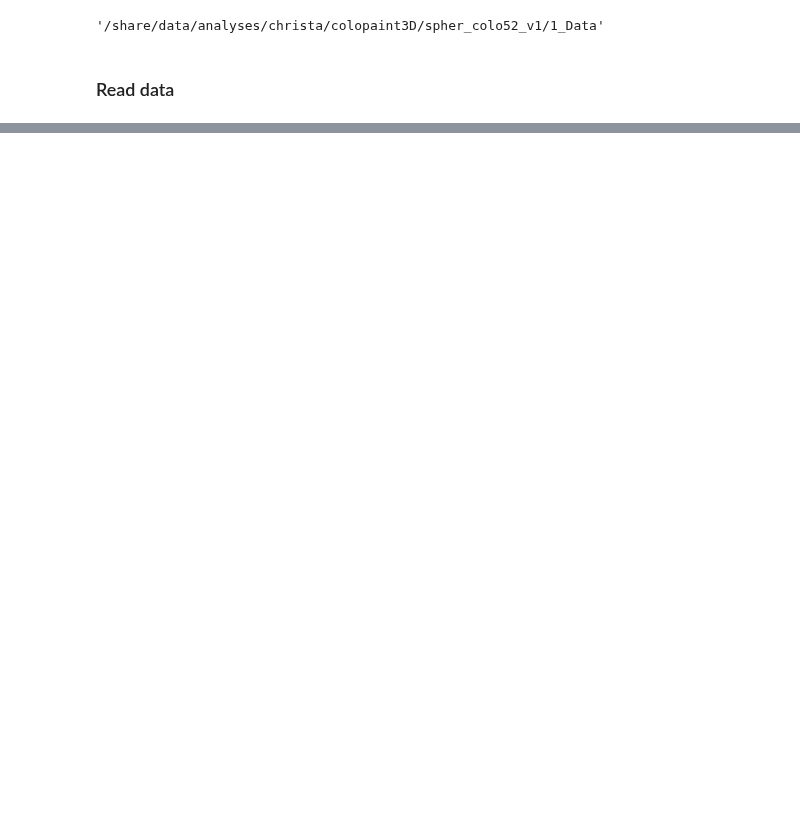
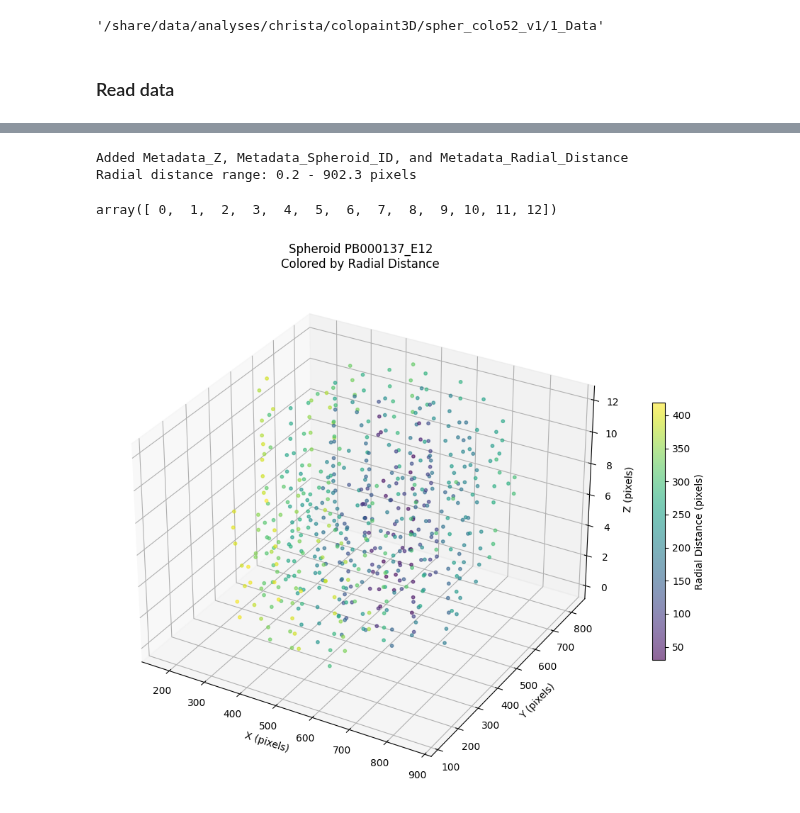
Before and after one commit to pharmbio/colopaint3D, a Jupyter notebook: spher_colo52_v1/1_Data/1_SC_Harmony.ipynb, the cells around one changed output, grey strips where cells are left out. Drawn from its saved outputs; the diff is of its cells as text; code cells hidden in the pictures; blank space fills up the shorter version.

```diff
--- a/spher_colo52_v1/1_Data/1_SC_Harmony.ipynb
+++ b/spher_colo52_v1/1_Data/1_SC_Harmony.ipynb
@@ -17,6 +32,4 @@ os.getcwd()
 # %% [markdown]
 ### Read data
 # %%
-
-sourceDir = '/share/data/cellprofiler/automation/results'
-rootDir = '/share/data/analyses/christa/colopaint3D/spher_colo52_v1/1_Data/'
+DataSingleCell =  pd.read_parquet("/home/jovyan/share/data/analyses/christa/colopaint3D/spher_colo52_v1/1_Data/FeaturesImages_291025_none/SingleCell/HCT116.parquet")
@@ -442,0 +80,66 @@ metaEx.select(pl.col('cp_id')).max().item()
+# %%
+# Extract z-plane from filename and create spheroid ID
+DataSingleCell['Metadata_Z'] = DataSingleCell['FileName_CONC_cytoplasm'].str.extract(r'-z(\d+)-')[0].astype(int)
+DataSingleCell['Metadata_Spheroid_ID'] = (DataSingleCell['Metadata_Barcode'].astype(str) + '_' +
+                                           DataSingleCell['Metadata_Well'].astype(str)
+)
+
+# Calculate 2D radial distance from equatorial plane center
+def calc_radial_distance(df):
+    """Calculate 2D radial distance from equatorial plane center for each cell."""
+    centers = []
+    for sph_id, sph_data in df.groupby('Metadata_Spheroid_ID'):
+        # Find equatorial plane (largest radial extent)
+        max_radius, center_x, center_y = 0, None, None
+        for z, z_data in sph_data.groupby('Metadata_Z'):
+            cx, cy = z_data['Location_Center_X_cytoplasm'].mean(), z_data['Location_Center_Y_cytoplasm'].mean()
+            r_max = np.sqrt((z_data['Location_Center_X_cytoplasm'] - cx)**2 +
+                           (z_data['Location_Center_Y_cytoplasm'] - cy)**2).max()
+            if r_max > max_radius:
+                max_radius, center_x, center_y = r_max, cx, cy
+        centers.append({'Metadata_Spheroid_ID': sph_id, 'Center_X': center_x, 'Center_Y': center_y})
+
+    # Merge centers and calculate radial distance
+    centers_df = pd.DataFrame(centers)
+    df = df.merge(centers_df, on='Metadata_Spheroid_ID', how='left')
+    df['Metadata_Radial_Distance'] = np.sqrt((df['Location_Center_X_cytoplasm'] - df['Center_X'])**2 +
+                                              (df['Location_Center_Y_cytoplasm'] - df['Center_Y'])**2)
+    return df.drop(columns=['Center_X', 'Center_Y'])
+
+DataSingleCell = calc_radial_distance(DataSingleCell)
+print(f"Added Metadata_Z, Metadata_Spheroid_ID, and Metadata_Radial_Distance")
+print(f"Radial distance range: {DataSingleCell['Metadata_Radial_Distance'].min():.1f} - {DataSingleCell['Metadata_Radial_Distance'].max():.1f} pixels")
+# %% [output]
+Added Metadata_Z, Metadata_Spheroid_ID, and Metadata_Radial_Distance
+Radial distance range: 0.2 - 902.3 pixels
+# %%
+# Check unique z planes
+DataSingleCell['Metadata_Z'].unique()
+# %% [output]
+array([ 0,  1,  2,  3,  4,  5,  6,  7,  8,  9, 10, 11, 12])
+# %%
+# Visualize a sample spheroid in 3D colored by radial distance
+from mpl_toolkits.mplot3d import Axes3D
+import matplotlib.pyplot as plt
+
+sample_sph = DataSingleCell['Metadata_Spheroid_ID'].iloc[1]
+sample_data = DataSingleCell[DataSingleCell['Metadata_Spheroid_ID'] == sample_sph]
+
+fig = plt.figure(figsize=(10, 8))
+ax = fig.add_subplot(111, projection='3d')
+
+scatter = ax.scatter(sample_data['Location_Center_X_cytoplasm'],
+                     sample_data['Location_Center_Y_cytoplasm'],
+                     sample_data['Metadata_Z'],
+                     c=sample_data['Metadata_Radial_Distance'],
+                     cmap='viridis', s=10, alpha=0.6)
+
+ax.set_xlabel('X (pixels)')
+ax.set_ylabel('Y (pixels)')
+ax.set_zlabel('Z (pixels)')
+ax.set_title(f'Spheroid {sample_sph}\nColored by Radial Distance')
+plt.colorbar(scatter, label='Radial Distance (pixels)', shrink=0.5)
+plt.tight_layout()
+plt.show()
+# %% [output]
+[figure, added]
```
Also changed, not shown: parts of 22 cells of this notebook, 3 other files.
